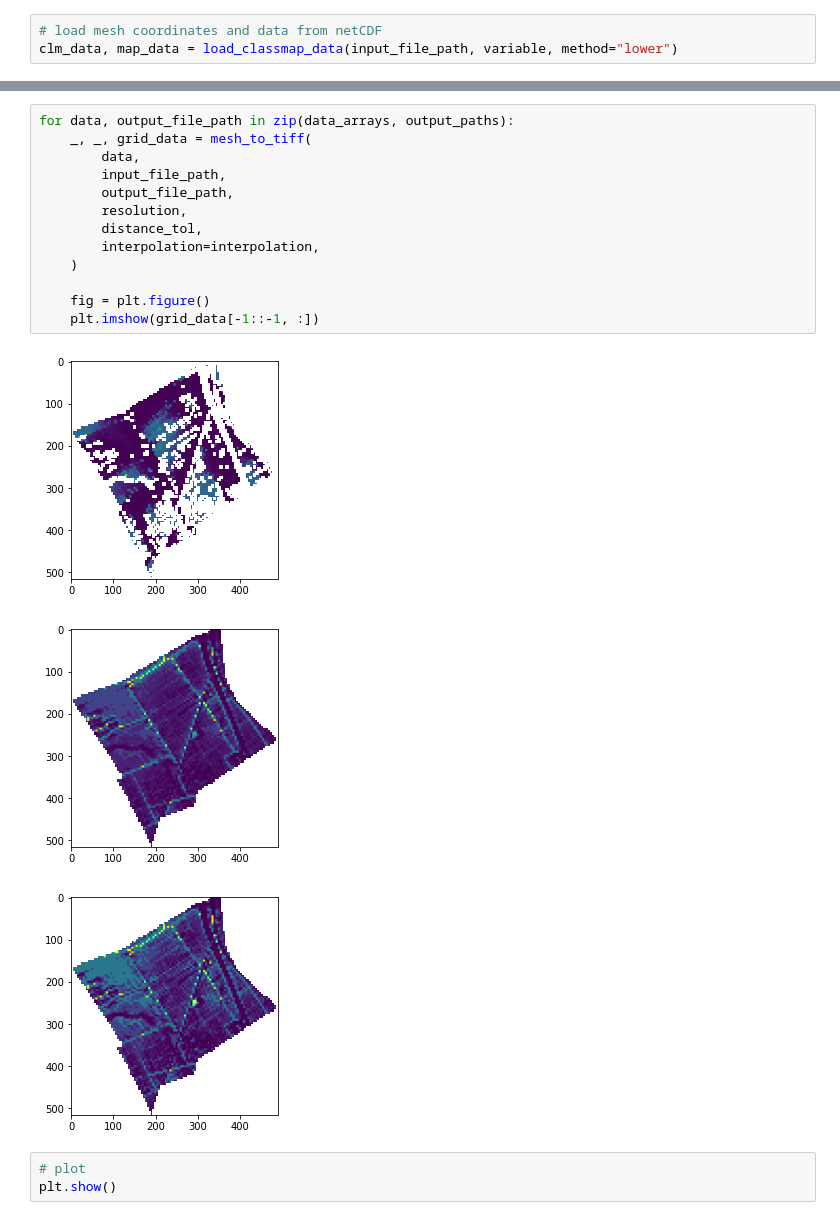
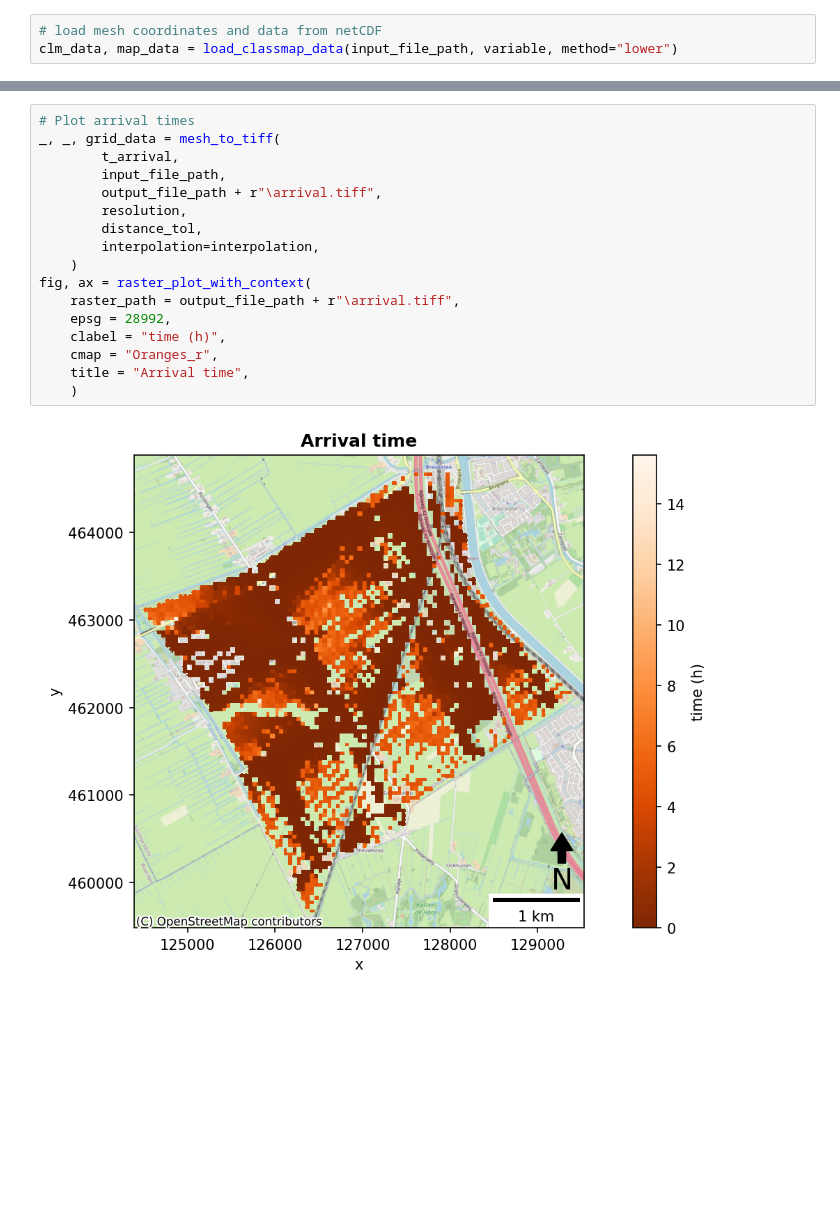
Before and after one commit to HydroLogicBV/D-HYDROLOGIC, a Jupyter notebook: docs/_sources/clm_example_tol.ipynb, the cells around one changed output, grey strips where cells are left out. Drawn from its saved outputs; the diff is of its cells as text; blank space fills up the shorter version.

```diff
--- a/docs/_sources/clm_example_tol.ipynb
+++ b/docs/_sources/clm_example_tol.ipynb
@@ -50,20 +42,19 @@ output_paths = [
-# %%
-for data, output_file_path in zip(data_arrays, output_paths):
-    _, _, grid_data = mesh_to_tiff(
-        data,
-        input_file_path,
-        output_file_path,
-        resolution,
-        distance_tol,
-        interpolation=interpolation,
-    )
-
-    fig = plt.figure()
-    plt.imshow(grid_data[-1::-1, :])
-# %% [output]
-[figure, removed]
-[figure, removed]
-[figure, removed]
-# %%
-# plot
-plt.show()
+# %%
+# Plot arrival times
+_, _, grid_data = mesh_to_tiff(
+        t_arrival,
+        input_file_path,
+        output_file_path + r"\arrival.tiff",
+        resolution,
+        distance_tol,
+        interpolation=interpolation,
+    )
+fig, ax = raster_plot_with_context(
+    raster_path = output_file_path + r"\arrival.tiff",
+    epsg = 28992,
+    clabel = "time (h)",
+    cmap = "Oranges_r",
+    title = "Arrival time",
+    )
+# %% [output]
+[figure, added]
```
Also changed, not shown: parts of 5 cells of this notebook, 34 other files.
